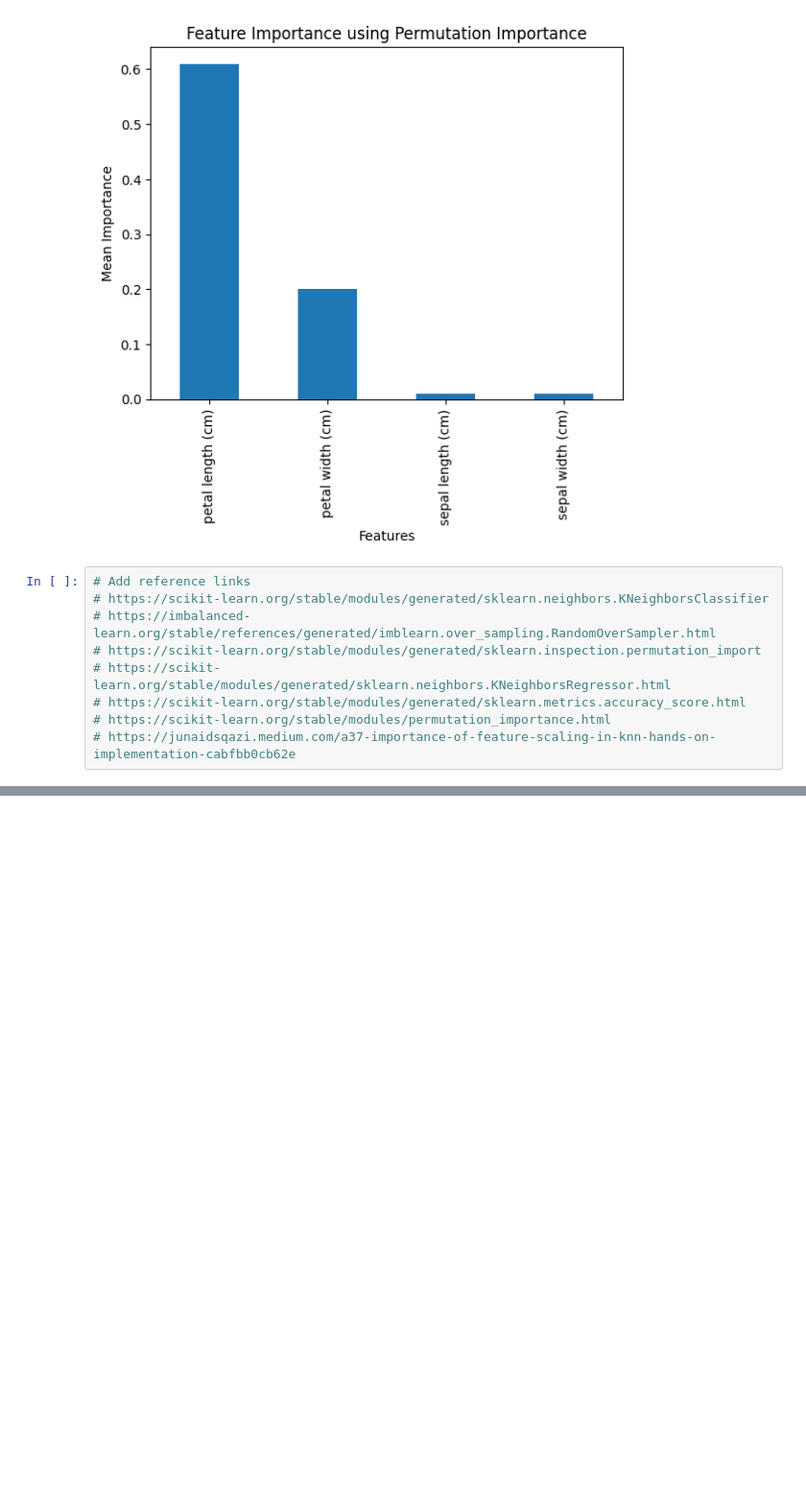
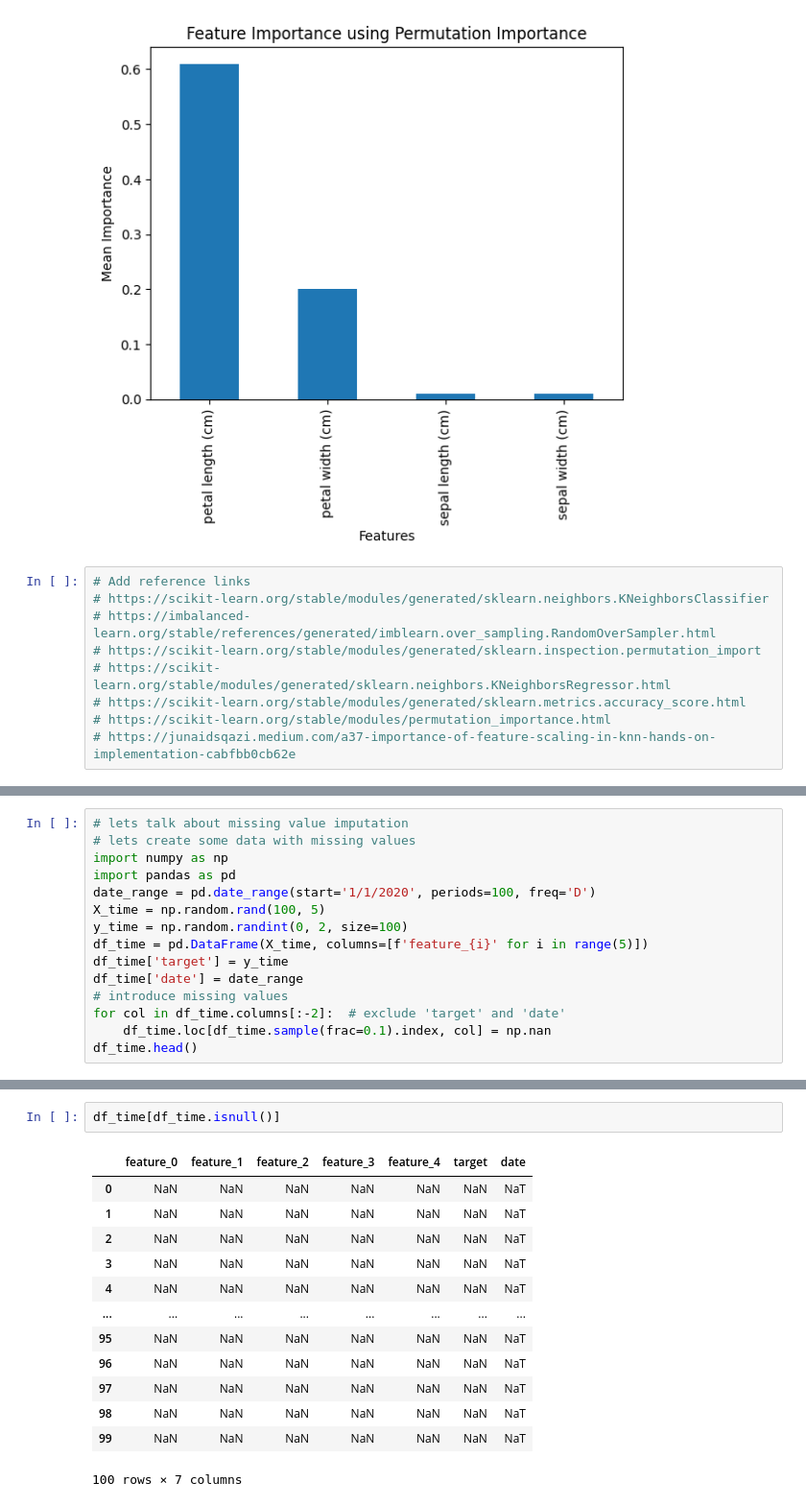
Before and after one commit to rahul8879/rbyte_ai_engineering, a Jupyter notebook: Machine_learning/01_knn_algorithm.ipynb, the cells around one changed output, grey strips where cells are left out. Shown at 96% size. Cells and saved outputs as stored; diff of their text form; blank space fills up the shorter version.

```diff
--- a/Machine_learning/01_knn_algorithm.ipynb
+++ b/Machine_learning/01_knn_algorithm.ipynb
@@ -419,0 +497,15 @@ dtype: float64
+# %%
+# lets talk about missing value imputation
+# lets create some data with missing values
+import numpy as np
+import pandas as pd
+date_range = pd.date_range(start='1/1/2020', periods=100, freq='D')
+X_time = np.random.rand(100, 5)
+y_time = np.random.randint(0, 2, size=100)
+df_time = pd.DataFrame(X_time, columns=[f'feature_{i}' for i in range(5)])
+df_time['target'] = y_time
+df_time['date'] = date_range
+# introduce missing values
+for col in df_time.columns[:-2]:  # exclude 'target' and 'date'
+    df_time.loc[df_time.sample(frac=0.1).index, col] = np.nan
+df_time.head()
@@ -419,0 +519,16 @@ dtype: float64
+# %%
+df_time[df_time.isnull()]
+# %% [output]
+|  | feature_0 | feature_1 | feature_2 | feature_3 | feature_4 | target | date |
+| 0 | NaN | NaN | NaN | NaN | NaN | NaN | NaT |
+| 1 | NaN | NaN | NaN | NaN | NaN | NaN | NaT |
+| 2 | NaN | NaN | NaN | NaN | NaN | NaN | NaT |
+| 3 | NaN | NaN | NaN | NaN | NaN | NaN | NaT |
+| 4 | NaN | NaN | NaN | NaN | NaN | NaN | NaT |
+| ... | ... | ... | ... | ... | ... | ... | ... |
+| 95 | NaN | NaN | NaN | NaN | NaN | NaN | NaT |
+| 96 | NaN | NaN | NaN | NaN | NaN | NaN | NaT |
+| 97 | NaN | NaN | NaN | NaN | NaN | NaN | NaT |
+| 98 | NaN | NaN | NaN | NaN | NaN | NaN | NaT |
+| 99 | NaN | NaN | NaN | NaN | NaN | NaN | NaT |
+100 rows × 7 columns
```
Also changed, not shown: parts of 12 cells of this notebook, 4 other files.
